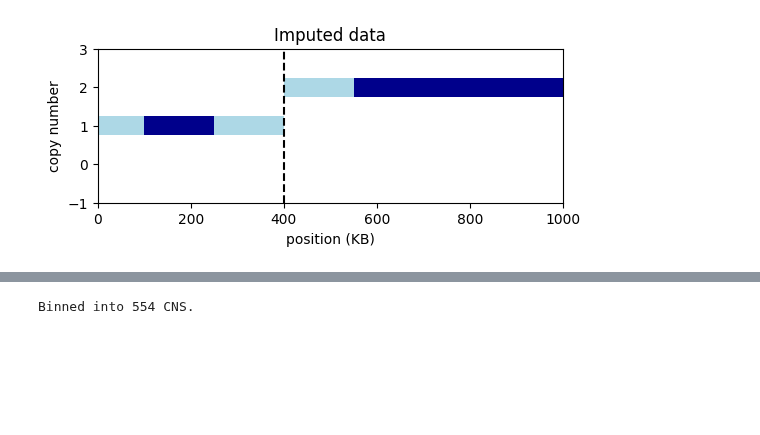
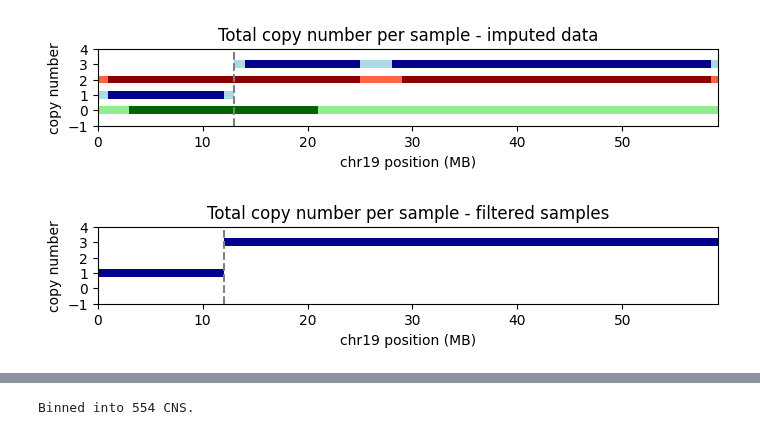
Before and after one commit to ICCB-Cologne/CNSistent, a Jupyter notebook: notebooks/docs/illustrations.ipynb, the cells around one changed output, grey strips where cells are left out. Saved outputs shown, nothing was run; the diff lists cells and outputs as text; code cells hidden in the pictures; blank space fills up the shorter version.

```diff
--- a/notebooks/docs/illustrations.ipynb
+++ b/notebooks/docs/illustrations.ipynb
@@ -58,26 +43,55 @@ fig.savefig(f'{docs_path}/example_data.pdf', transparent=True, bbox_inches='tigh
+# %%
+fig, ax = plt.subplots(1, 1, figsize=(8, 1))
+yticks = np.arange(-1, 5)
+
+
+ax.barh([1, 3], [13,47], left=[0, 13], height=0.5, color='lightblue', label="sample1")
+ax.barh([2], [60], height=0.5, color='tomato', label="sample2")
+ax.barh([0], [60], height=0.5, color='lightgreen', label="sample3")
+
+# Add horizontal bars
+ax.barh([1, 3, 3], [11, 11, 30.5], left=[1, 14, 28], height=0.5, color='darkblue', label="sample1")
+ax.barh([2, 2], [24, 29.5], left=[1, 29], height=0.5, color='darkred', label="sample2")
+ax.barh([0], [18], left=[3], height=0.5, color='darkgreen', label="sample3")
+
+plt.axvline(x=13, color='gray', linestyle='--')
+
+
+# Set the limits of the x-axis
+ax.set_xlim(0, x_max)
+ax.set_yticks(yticks)
+
+# label
+ax.set_title('Total copy number per sample - imputed data')
+ax.set_xlabel('chr19 position (MB)')
+ax.set_ylabel('copy number')
+
+fig.savefig(f'{docs_path}/example_impute.png', transparent=True, bbox_inches='tight', dpi=300)
+fig.savefig(f'{docs_path}/example_impute.pdf', transparent=True, bbox_inches='tight')
+# %% [output]
+[figure, added]
 # %%
-# Create a new figure
-fig, ax = plt.subplots(1, 1, figsize=(6, 2))
+fig, ax = plt.subplots(1, 1, figsize=(8, 1))
+yticks = np.arange(-1, 5)
+
 
 # Add horizontal bars
-plt.barh([1, 2], [150, 450], left=[100, 550], height=0.5, color='darkblue')
-plt.barh([1, 1, 2], [100, 150, 150], left=[0, 250, 400], height=0.5, color='lightblue')
-# add vertical line at 400
-plt.axvline(x=400, color='k', linestyle='--')
+ax.barh([1, 3], [12, 48], left=[0, 12], height=0.5, color='darkblue', label="sample1")
+
+plt.axvline(x=12, color='gray', linestyle='--')
+
 
 # Set the limits of the x-axis
-plt.xlim(0, 1000)
-
-plt.yticks(yticks)
+ax.set_xlim(0, x_max)
+ax.set_yticks(yticks)
 
 # label
-plt.title('Imputed data')
-plt.xlabel('position (KB)')
-plt.ylabel('copy number')
+ax.set_title('Total copy number per sample - filtered samples')
+ax.set_xlabel('chr19 position (MB)')
+ax.set_ylabel('copy number')
 
-
-fig.savefig(f'{docs_path}/example_impute.png', transparent=True, bbox_inches='tight', dpi=300)
-fig.savefig(f'{docs_path}/example_impute.pdf', transparent=True, bbox_inches='tight')
+fig.savefig(f'{docs_path}/example_filter.png', transparent=True, bbox_inches='tight', dpi=300)
+fig.savefig(f'{docs_path}/example_filter.pdf', transparent=True, bbox_inches='tight')
 # %% [output]
-[figure, old version]
+[figure, new version]
 # %%
```
Also changed, not shown: parts of 9 cells of this notebook, 8 other files.
